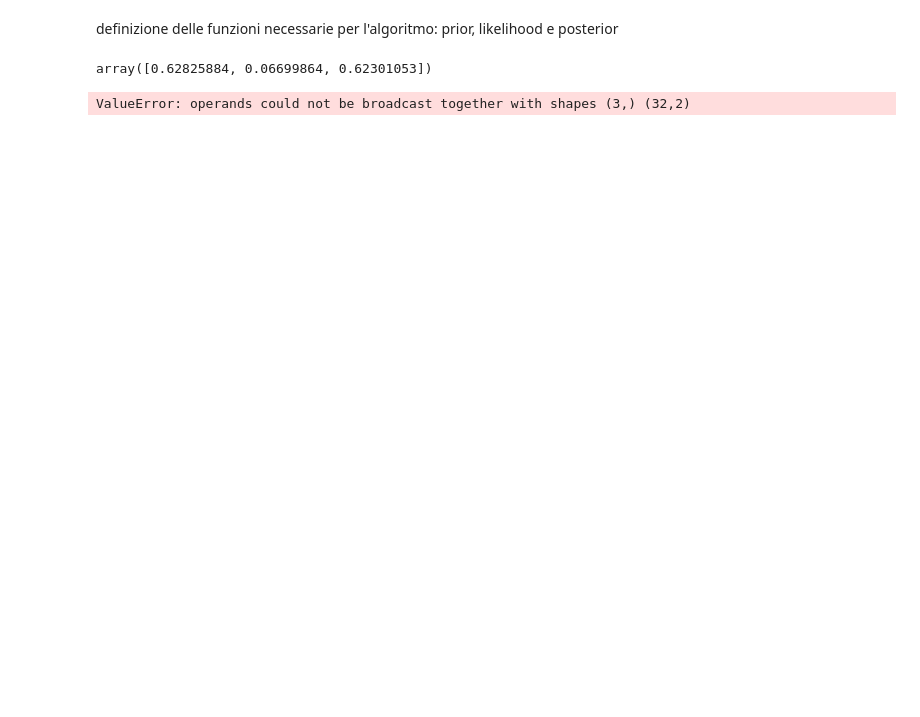
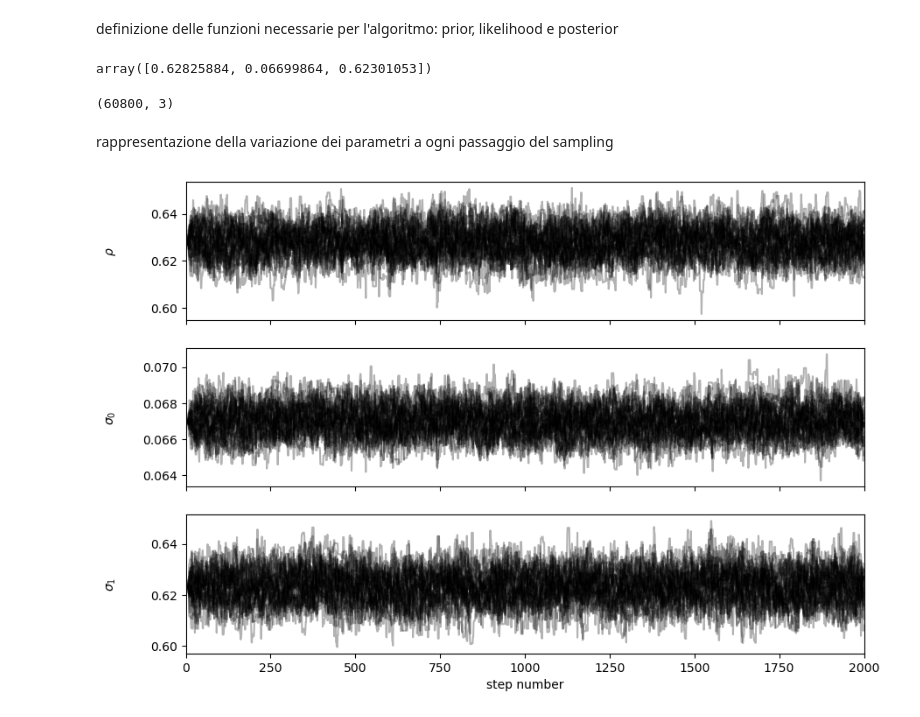
Before and after one commit to LoivX/RMDA, a Jupyter notebook: Esame.ipynb, the cells around one changed output. Saved outputs shown, nothing was run; the diff lists cells and outputs as text; code cells hidden in the pictures; blank space fills up the shorter version.

Commit message:
Fit with emcee for S15

```diff
--- a/Esame.ipynb
+++ b/Esame.ipynb
@@ -277,21 +280,40 @@ def log_posterior(theta, x):
         return -np.inf
     return lp + log_likelihood(theta, x)
 # %%
-np.random.seed(42)
+np.random.seed(42)      # random seed in modo tale da avere sempre gli stessi numeri casuali
 nll = lambda *args: -log_posterior(*args)
-initial = np.array([0.5, 0.3, 0.3])*(1+ 0.1 * np.random.randn(3))
-soln = minimize(nll, initial, args=(data['BCG_offset_R500']))
-rho, sigma0, sigma1 = soln.x
+initial = np.array([0.5, 0.3, 0.3])*(1+ 0.1 * np.random.randn(3)) # parametri iniziali con random noise
+soln = minimize(nll, initial, args=(data['BCG_offset_R500'],))  # minimizza la funzione nll (-logpost) partendo dai parametri iniziali e usando i dati come valori
+rho, sigma0, sigma1 = soln.x    # estraggo i parametri ottimizzati
 soln.x
 # %% [output]
 array([0.62825884, 0.06699864, 0.62301053])
 # %%
-pos = soln.x *(1+ 1e-4 * np.random.randn(32, 2))
-nwalkers, ndim = pos.shape
+pos = soln.x *(1+ 1e-4 * np.random.randn(32, 3))    # definisco la posizione iniziale dei walkers
+nwalkers, ndim = pos.shape  # definisce il numero di walkers e il numero di dimensioni in funzione della dimensione di pos
 
-sampler = emcee.EnsembleSampler(
-    nwalkers, ndim, log_posterior, args=(data.Altezza, data.Errore)
+sampler = mc.EnsembleSampler(
+    nwalkers, ndim, log_posterior, args=(data['BCG_offset_R500'],)      # inizializzo il sampler
 )
-sampler.run_mcmc(pos, 2000, progress=True);
+sampler.run_mcmc(pos, 2000, progress=True);    # eseguo il sampling
-# %% [output]
-ValueError: operands could not be broadcast together with shapes (3,) (32,2)
+# %%
+flat_samples = sampler.get_chain(discard=100, flat=True)   # estraggo i valori dei parametri nei vari passi del sampling
+print(flat_samples.shape)
+# %% [output]
+(60800, 3)
+# %% [markdown]
+rappresentazione della variazione dei parametri a ogni passaggio del sampling
+# %%
+fig, axes = plt.subplots(3, figsize=(10, 7), sharex=True)
+samples = sampler.get_chain()
+labels = [r"$\rho$", r"$\sigma_0$", r"$\sigma_1$"]
+for i in range(ndim):
+    ax = axes[i]
+    ax.plot(samples[:, :, i], "k", alpha=0.3)
+    ax.set_xlim(0, len(samples))
+    ax.set_ylabel(labels[i])
+    ax.yaxis.set_label_coords(-0.1, 0.5)
+
+axes[-1].set_xlabel("step number");
+# %% [output]
+[figure, added]
```
Also changed, not shown: parts of 4 cells of this notebook.
